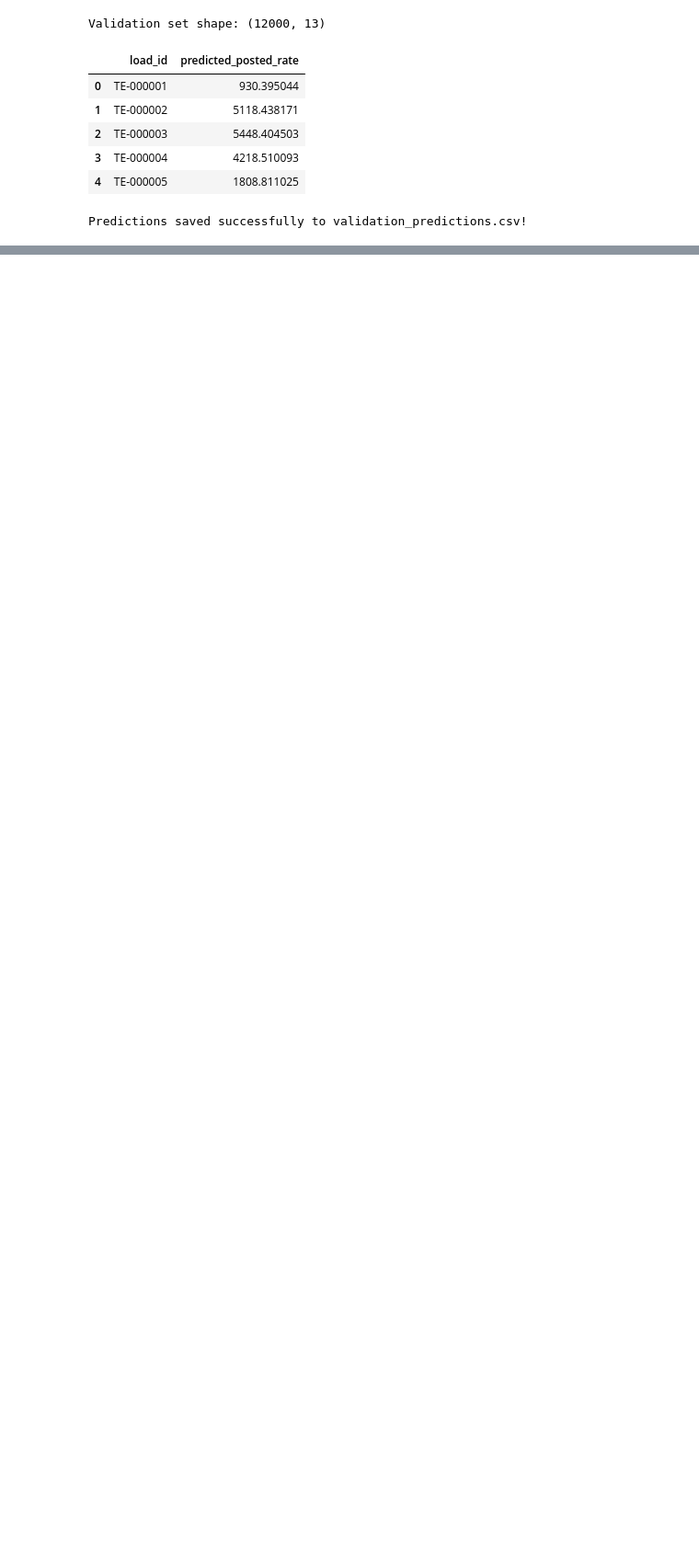
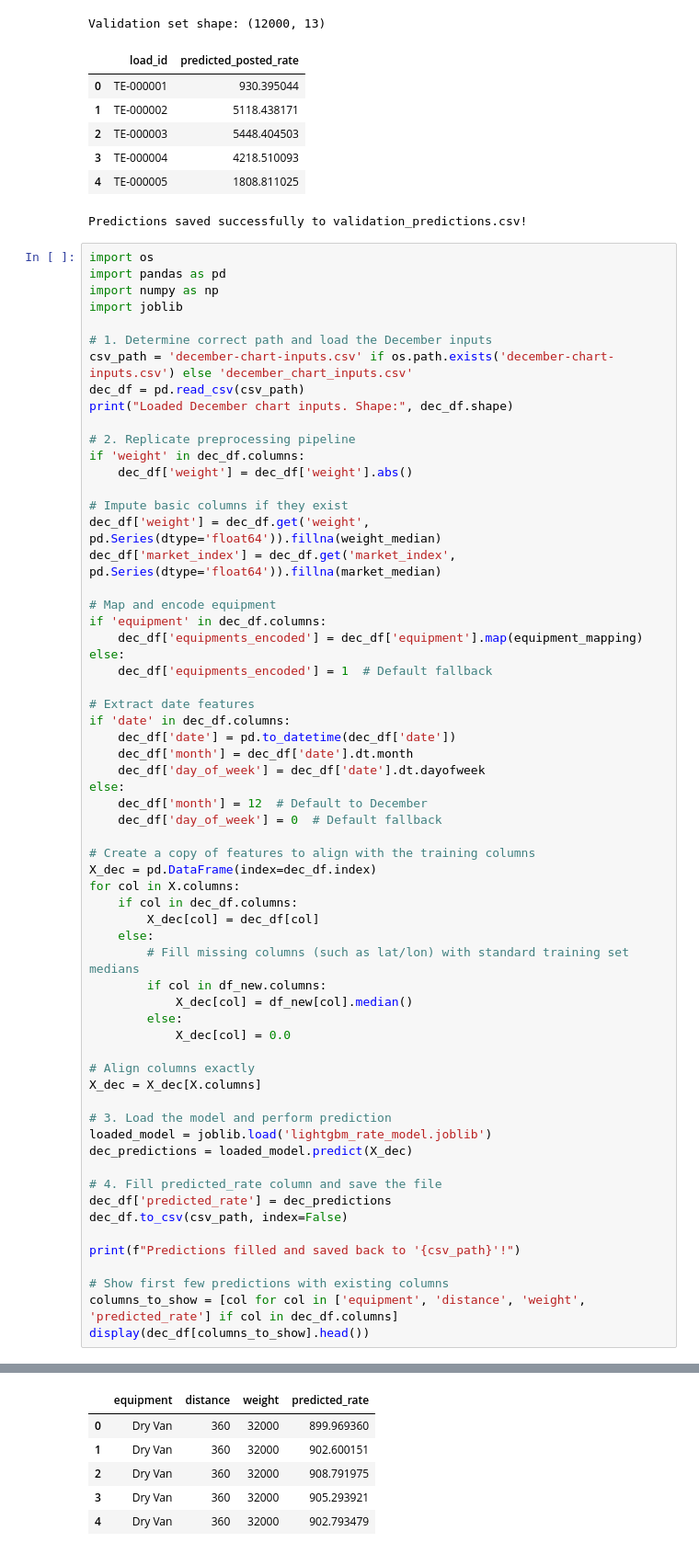
Before and after one commit to AnshulKumar79/Freight_Rate_Prediction, a Jupyter notebook: EDA_&_model_training.ipynb, the cells around one changed output, grey strips where cells are left out. Shown at 92% size. Saved outputs shown, nothing was run; the diff lists cells and outputs as text; blank space fills up the shorter version.

```diff
--- a/EDA_&_model_training.ipynb
+++ b/EDA_&_model_training.ipynb
@@ -419,3 +419,66 @@ Validation set shape: (12000, 13)
 | 3 | TE-000004 | 4218.510093 |
 | 4 | TE-000005 | 1808.811025 |
 Predictions saved successfully to validation_predictions.csv!
+# %%
+import os
+import pandas as pd
+import numpy as np
+import joblib
+
+# 1. Determine correct path and load the December inputs
+csv_path = 'december-chart-inputs.csv' if os.path.exists('december-chart-inputs.csv') else 'december_chart_inputs.csv'
+dec_df = pd.read_csv(csv_path)
+print("Loaded December chart inputs. Shape:", dec_df.shape)
+
+# 2. Replicate preprocessing pipeline
+if 'weight' in dec_df.columns:
+    dec_df['weight'] = dec_df['weight'].abs()
+
+# Impute basic columns if they exist
+dec_df['weight'] = dec_df.get('weight', pd.Series(dtype='float64')).fillna(weight_median)
+dec_df['market_index'] = dec_df.get('market_index', pd.Series(dtype='float64')).fillna(market_median)
+
+# Map and encode equipment
+if 'equipment' in dec_df.columns:
+    dec_df['equipments_encoded'] = dec_df['equipment'].map(equipment_mapping)
+else:
+    dec_df['equipments_encoded'] = 1  # Default fallback
+
+# Extract date features
+if 'date' in dec_df.columns:
+    dec_df['date'] = pd.to_datetime(dec_df['date'])
+    dec_df['month'] = dec_df['date'].dt.month
+    dec_df['day_of_week'] = dec_df['date'].dt.dayofweek
+else:
+    dec_df['month'] = 12  # Default to December
+    dec_df['day_of_week'] = 0  # Default fallback
+
+# Create a copy of features to align with the training columns
+X_dec = pd.DataFrame(index=dec_df.index)
+for col in X.columns:
+    if col in dec_df.columns:
+        X_dec[col] = dec_df[col]
+    else:
+        # Fill missing columns (such as lat/lon) with standard training set medians
+        if col in df_new.columns:
+            X_dec[col] = df_new[col].median()
+        else:
+            X_dec[col] = 0.0
+
+# Align columns exactly
+X_dec = X_dec[X.columns]
+
+# 3. Load the model and perform prediction
+loaded_model = joblib.load('lightgbm_rate_model.joblib')
+dec_predictions = loaded_model.predict(X_dec)
+
+# 4. Fill predicted_rate column and save the file
+dec_df['predicted_rate'] = dec_predictions
+dec_df.to_csv(csv_path, index=False)
+
+print(f"Predictions filled and saved back to '{csv_path}'!")
+
+# Show first few predictions with existing columns
+columns_to_show = [col for col in ['equipment', 'distance', 'weight', 'predicted_rate'] if col in dec_df.columns]
+display(dec_df[columns_to_show].head())
+# %% [output]
@@ -421,0 +487,6 @@ Predictions saved successfully to validation_predictions.csv!
+|  | equipment | distance | weight | predicted_rate |
+| 0 | Dry Van | 360 | 32000 | 899.969360 |
+| 1 | Dry Van | 360 | 32000 | 902.600151 |
+| 2 | Dry Van | 360 | 32000 | 908.791975 |
+| 3 | Dry Van | 360 | 32000 | 905.293921 |
+| 4 | Dry Van | 360 | 32000 | 902.793479 |
```
Also changed, not shown: parts of 1 cell of this notebook.
